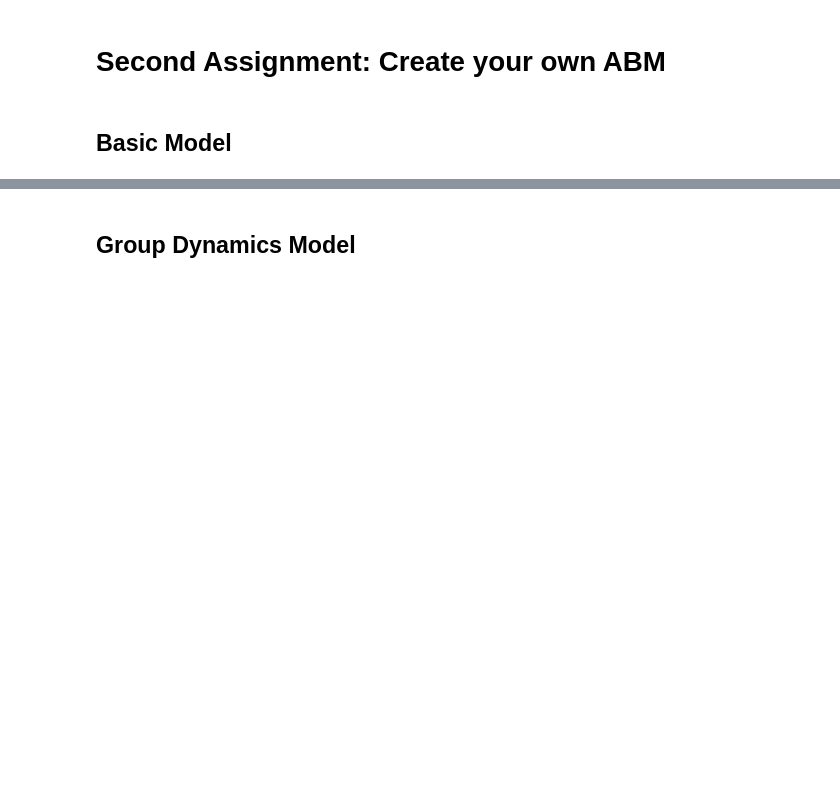
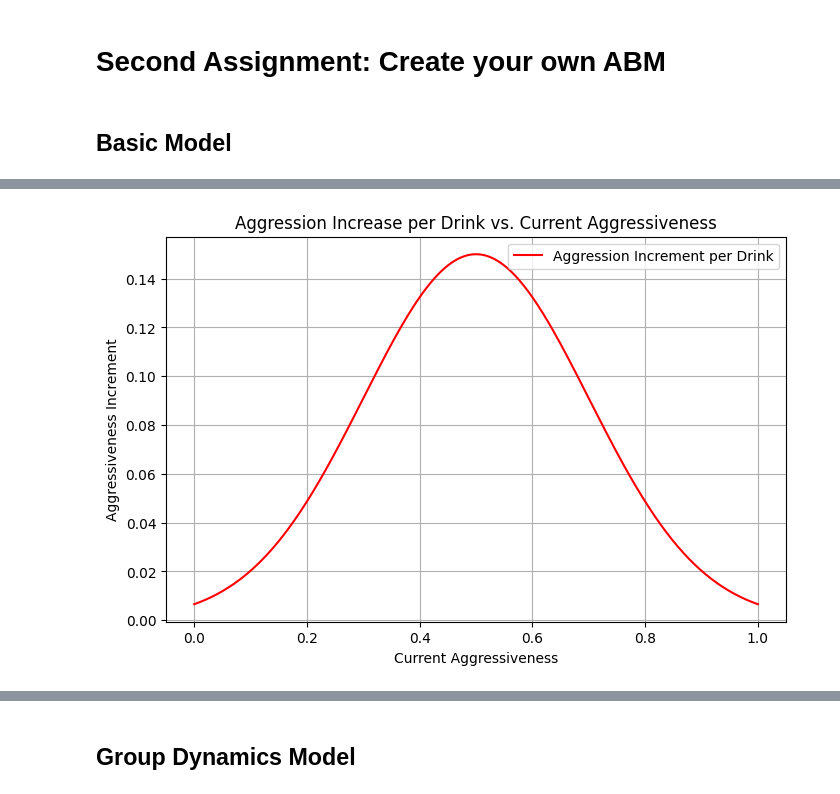
Before and after one commit to lvyvey/Overpoort, a Jupyter notebook: Overpoort.ipynb, the cells around one changed output, grey strips where cells are left out. Saved outputs shown, nothing was run; the diff lists cells and outputs as text; code cells hidden in the pictures; blank space fills up the shorter version.

```diff
--- a/Overpoort.ipynb
+++ b/Overpoort.ipynb
@@ -5,3 +48,28 @@
+# %%
+import matplotlib.pyplot as plt
+import numpy as np
+import math
+
+# Parameters
+mu = 0.5
+sigma = 0.2
+A = 0.15
+
+# Aggressiveness range from 0 to 1
+x = np.linspace(0, 1, 500)
+increment = A * np.exp(-((x - mu) ** 2) / (2 * sigma ** 2))
+
+# Plotting
+plt.figure(figsize=(8, 5))
+plt.plot(x, increment, label="Aggression Increment per Drink", color='red')
+plt.title("Aggression Increase per Drink vs. Current Aggressiveness")
+plt.xlabel("Current Aggressiveness")
+plt.ylabel("Aggressiveness Increment")
+plt.grid(True)
+plt.legend()
+plt.show()
+# %% [output]
+[figure, added]
 # %%
 !streamlit run BasicModel.py
 # %% [output]
```
Also changed, not shown: parts of 3 cells of this notebook, 6 other files.
